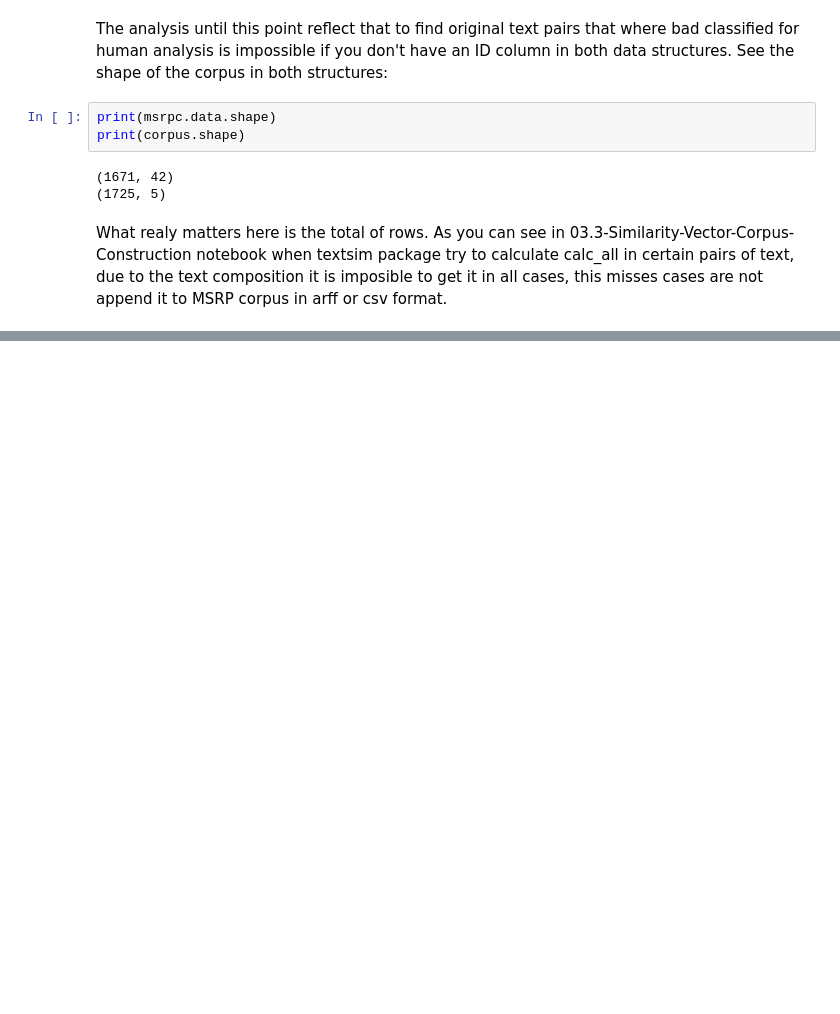
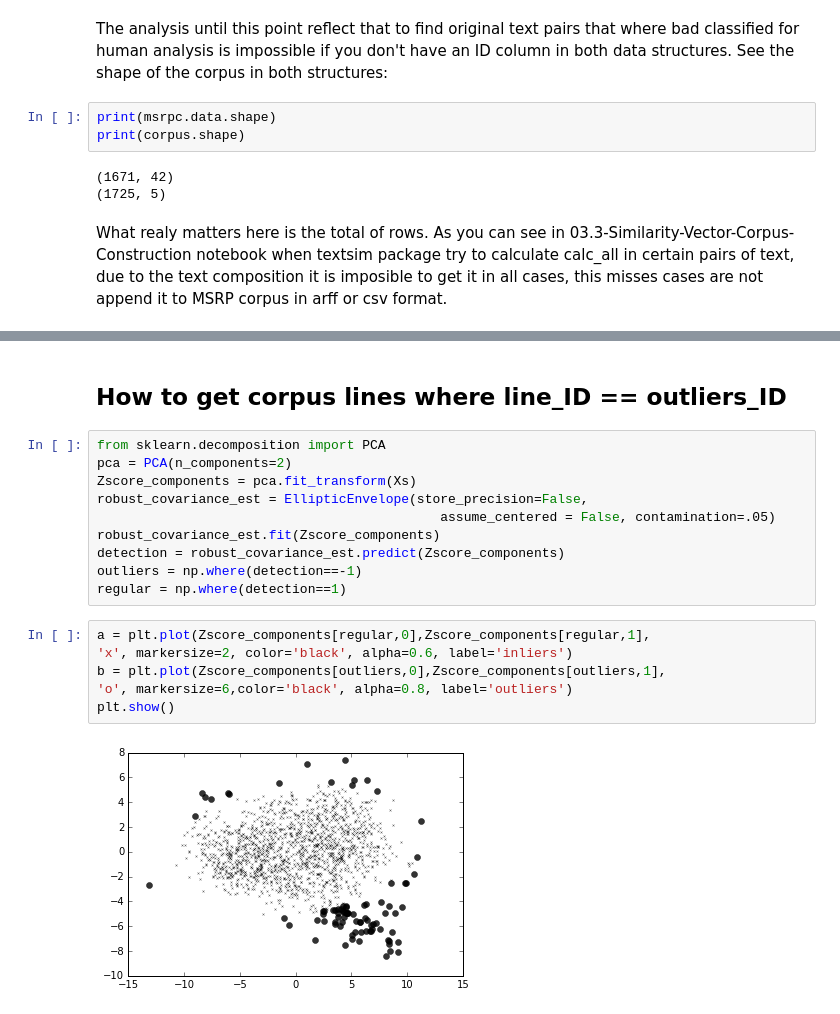
Before and after one commit to sorice/2017paraphrasebsent, a Jupyter notebook: 04.3-Classification-without-Outliers.ipynb, the cells around one changed output, grey strips where cells are left out. Cells and saved outputs as stored; diff of their text form; blank space fills up the shorter version.

Commit message:
[doc] multivariate & multidistribution data outliers detection with PCA.

```diff
--- a/04.3-Classification-without-Outliers.ipynb
+++ b/04.3-Classification-without-Outliers.ipynb
@@ -145,0 +158,20 @@ Based on this analysis Logistic Regression is better but, the recursive experime
+# %% [markdown]
+## How to get corpus lines where line_ID ==  outliers_ID
+# %%
+from sklearn.decomposition import PCA
+pca = PCA(n_components=2)
+Zscore_components = pca.fit_transform(Xs)
+robust_covariance_est = EllipticEnvelope(store_precision=False,
+                                            assume_centered = False, contamination=.05)
+robust_covariance_est.fit(Zscore_components)
+detection = robust_covariance_est.predict(Zscore_components)
+outliers = np.where(detection==-1)
+regular = np.where(detection==1)
+# %%
+a = plt.plot(Zscore_components[regular,0],Zscore_components[regular,1],
+'x', markersize=2, color='black', alpha=0.6, label='inliers')
+b = plt.plot(Zscore_components[outliers,0],Zscore_components[outliers,1],
+'o', markersize=6,color='black', alpha=0.8, label='outliers')
+plt.show()
+# %% [output]
+[figure, added]
```
Also changed, not shown: parts of 8 cells of this notebook.
